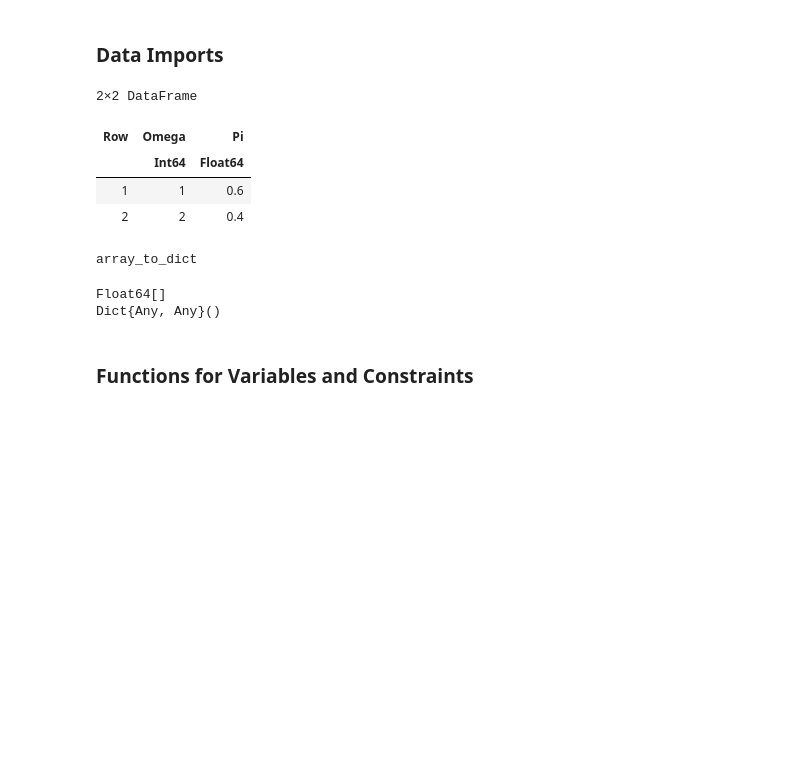
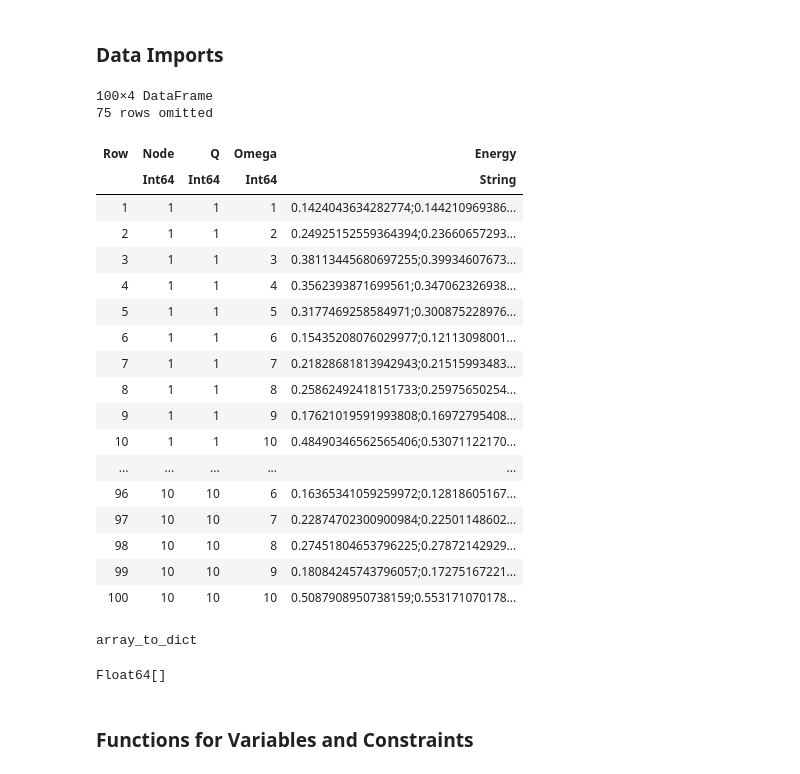
Before and after one commit to ltempfli/Team_assignment_AMO, a Jupyter notebook: Stochastic_Optimization.ipynb, the cells around one changed output. Drawn from its saved outputs; the diff is of its cells as text; code cells hidden in the pictures; blank space fills up the shorter version.

```diff
--- a/Stochastic_Optimization.ipynb
+++ b/Stochastic_Optimization.ipynb
@@ -12,23 +12,39 @@ using DataFrames
 # %% [markdown]
 ### Data Imports
 # %%
-# "2_buses_" or "24_buses_"
-dateiStart = "2_buses_"
+dateiStart = "24_buses_"
 
 # Import data about buses
 df_buses = CSV.read(string("data/",dateiStart,"paperdata.csv"), DataFrame,types=Dict("C" => String,"I" => String, "C_cur" => String, "Lambda" => String))
 #Import demand data
 df_demands = CSV.read(string("data/",dateiStart,"demand.csv"), DataFrame)
 # Import the realized wind energy
-df_realizedEnergy = CSV.read(string("data/",dateiStart,"realizedEnergy.csv"), DataFrame)
+#df_realized_energy = CSV.read(string("data/",dateiStart,"realizedEnergy.csv"), DataFrame)
 # Import the remaining data
 df_other = CSV.read(string("data/",dateiStart,"other_data.csv"), DataFrame)
+# Import the realized wind energy
+df_realized_energy_scenarios = CSV.read(string("data/15_zones_scenarios.csv"), DataFrame)
 # %% [output]
-2×2 DataFrame
+100×4 DataFrame
+75 rows omitted
-| Row | Omega | Pi |
-|  | Int64 | Float64 |
-| 1 | 1 | 0.6 |
-| 2 | 2 | 0.4 |
+| Row | Node | Q | Omega | Energy |
+|  | Int64 | Int64 | Int64 | String |
+| 1 | 1 | 1 | 1 | 0.1424043634282774;0.144210969386... |
+| 2 | 1 | 1 | 2 | 0.24925152559364394;0.23660657293... |
+| 3 | 1 | 1 | 3 | 0.38113445680697255;0.39934607673... |
+| 4 | 1 | 1 | 4 | 0.3562393871699561;0.347062326938... |
+| 5 | 1 | 1 | 5 | 0.3177469258584971;0.300875228976... |
+| 6 | 1 | 1 | 6 | 0.15435208076029977;0.12113098001... |
+| 7 | 1 | 1 | 7 | 0.21828681813942943;0.21515993483... |
+| 8 | 1 | 1 | 8 | 0.25862492418151733;0.25975650254... |
+| 9 | 1 | 1 | 9 | 0.17621019591993808;0.16972795408... |
+| 10 | 1 | 1 | 10 | 0.48490346562565406;0.53071122170... |
+| ... | ... | ... | ... | ... |
+| 96 | 10 | 10 | 6 | 0.16365341059259972;0.12818605167... |
+| 97 | 10 | 10 | 7 | 0.22874702300900984;0.22501148602... |
+| 98 | 10 | 10 | 8 | 0.27451804653796225;0.27872142929... |
+| 99 | 10 | 10 | 9 | 0.18084245743796057;0.17275167221... |
+| 100 | 10 | 10 | 10 | 0.5087908950738159;0.553171070178... |
 # %%
 """
 Transforms indices into range for lists of objects (such as generation units)
@@ -107,11 +123,11 @@ for singleNode in eachrow(df_buses)
         :P_max_save => string_to_array(string(singleNode.P_max)),
         :b_save => string_to_array(string(singleNode.b)),
         :LC_Max_save => string_to_array(string(singleNode.LC_Max)),
-        :W_s_save => string_to_array(string(singleNode.W_s)),
-        :W_d_max_save => string_to_array(string(singleNode.W_d_max)),
-        :W_s => Dict(),
-        :W_d_min => Dict(),
-        :W_d_max => Dict(),
+        #:W_s_save => string_to_array(string(singleNode.W_s)),
+        #:W_d_max_save => string_to_array(string(singleNode.W_d_max)),
+        #:W_s => Dict(),
+        #:W_d_min => Dict(),
+        #:W_d_max => Dict(),
         :L_save => Dict(),
         :C => Dict(),
         :C_RU => Dict(),
@@ -131,10 +147,9 @@ for singleNode in eachrow(df_buses)
 end
 
 println(data[2][:Q])
-print(data[1][:W_s])
+#print(data[1][:W_s])
 # %% [output]
 Float64[]
-Dict{Any, Any}()
 # %%
 for singleNode in keys(data)
     # Create a dictionary for the current node with all other variables
```
Also changed, not shown: parts of 9 cells of this notebook.
